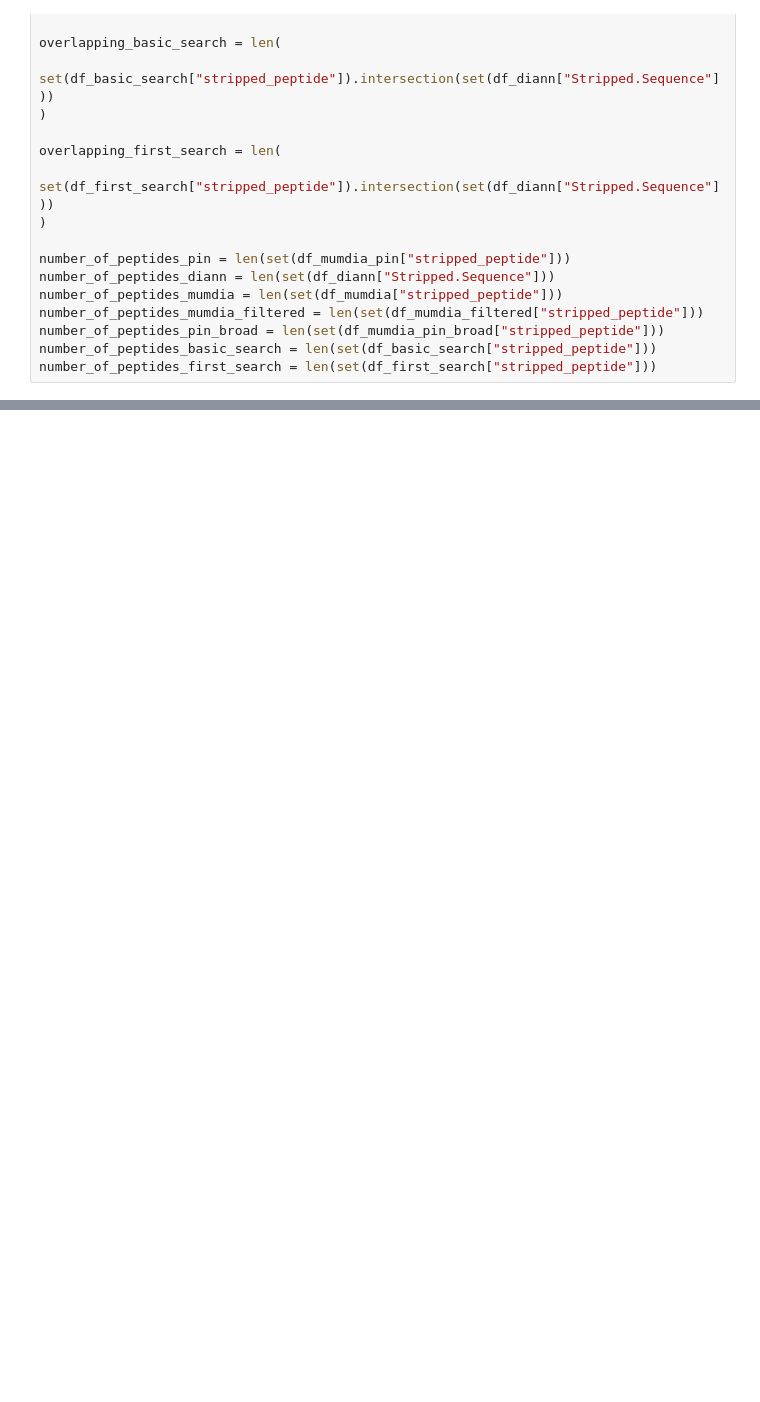
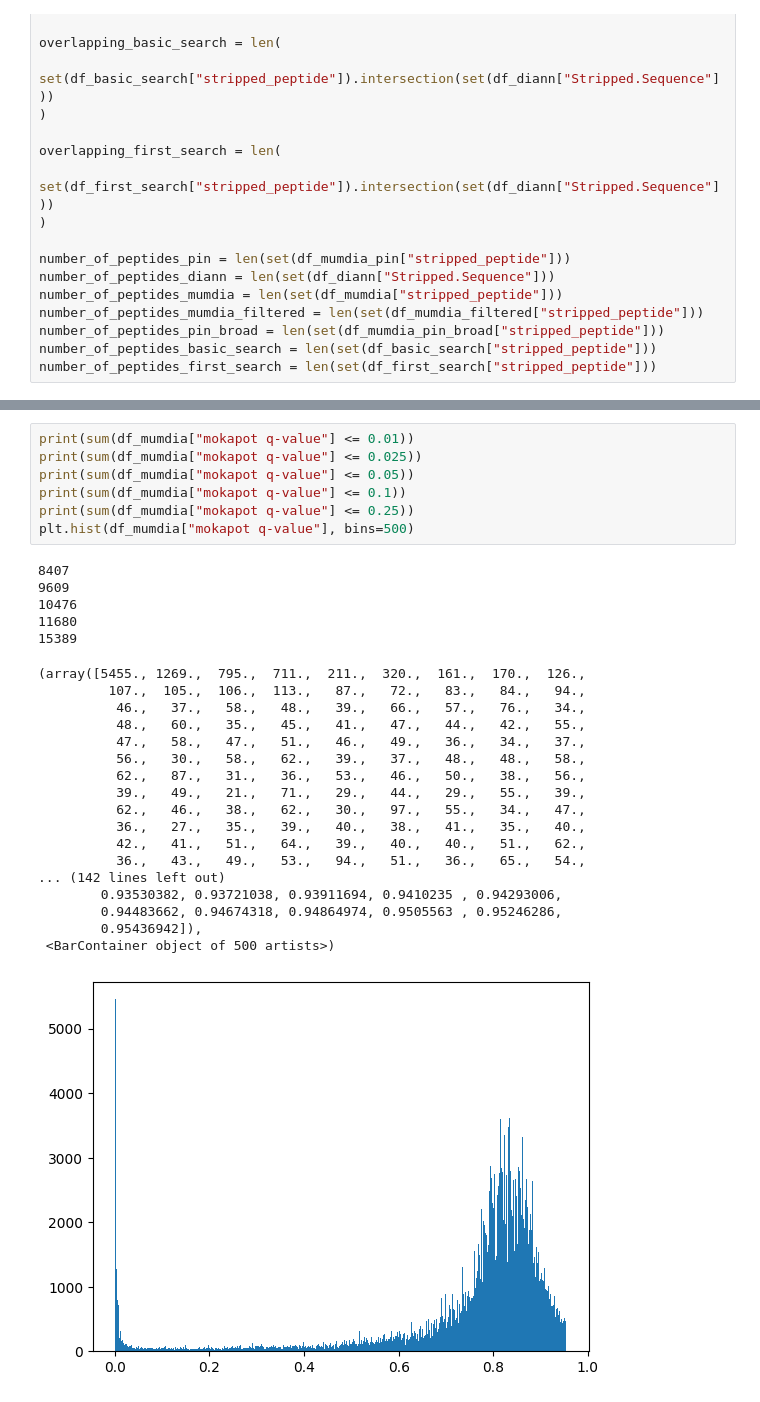
Before and after one commit to CompOmics/MuMDIA, a Jupyter notebook: notebook_helpers/compare_diann.ipynb, the cells around one changed output, grey strips where cells are left out. Saved outputs shown, nothing was run; the diff lists cells and outputs as text; blank space fills up the shorter version.

```diff
--- a/notebook_helpers/compare_diann.ipynb
+++ b/notebook_helpers/compare_diann.ipynb
@@ -119,0 +157,31 @@ Number of overlapping peptides (qval < 0.01):  5509
+# %%
+print(sum(df_mumdia["mokapot q-value"] <= 0.01))
+print(sum(df_mumdia["mokapot q-value"] <= 0.025))
+print(sum(df_mumdia["mokapot q-value"] <= 0.05))
+print(sum(df_mumdia["mokapot q-value"] <= 0.1))
+print(sum(df_mumdia["mokapot q-value"] <= 0.25))
+plt.hist(df_mumdia["mokapot q-value"], bins=500)
+# %% [output]
+8407
+9609
+10476
+11680
+15389
+(array([5455., 1269.,  795.,  711.,  211.,  320.,  161.,  170.,  126.,
+         107.,  105.,  106.,  113.,   87.,   72.,   83.,   84.,   94.,
+          46.,   37.,   58.,   48.,   39.,   66.,   57.,   76.,   34.,
+          48.,   60.,   35.,   45.,   41.,   47.,   44.,   42.,   55.,
+          47.,   58.,   47.,   51.,   46.,   49.,   36.,   34.,   37.,
+          56.,   30.,   58.,   62.,   39.,   37.,   48.,   48.,   58.,
+          62.,   87.,   31.,   36.,   53.,   46.,   50.,   38.,   56.,
+          39.,   49.,   21.,   71.,   29.,   44.,   29.,   55.,   39.,
+          62.,   46.,   38.,   62.,   30.,   97.,   55.,   34.,   47.,
+          36.,   27.,   35.,   39.,   40.,   38.,   41.,   35.,   40.,
+          42.,   41.,   51.,   64.,   39.,   40.,   40.,   51.,   62.,
+          36.,   43.,   49.,   53.,   94.,   51.,   36.,   65.,   54.,
+... (142 lines left out)
+        0.93530382, 0.93721038, 0.93911694, 0.9410235 , 0.94293006,
+        0.94483662, 0.94674318, 0.94864974, 0.9505563 , 0.95246286,
+        0.95436942]),
+ <BarContainer object of 500 artists>)
+[figure, added]
```
Also changed, not shown: parts of 6 cells of this notebook, 5 other files.
